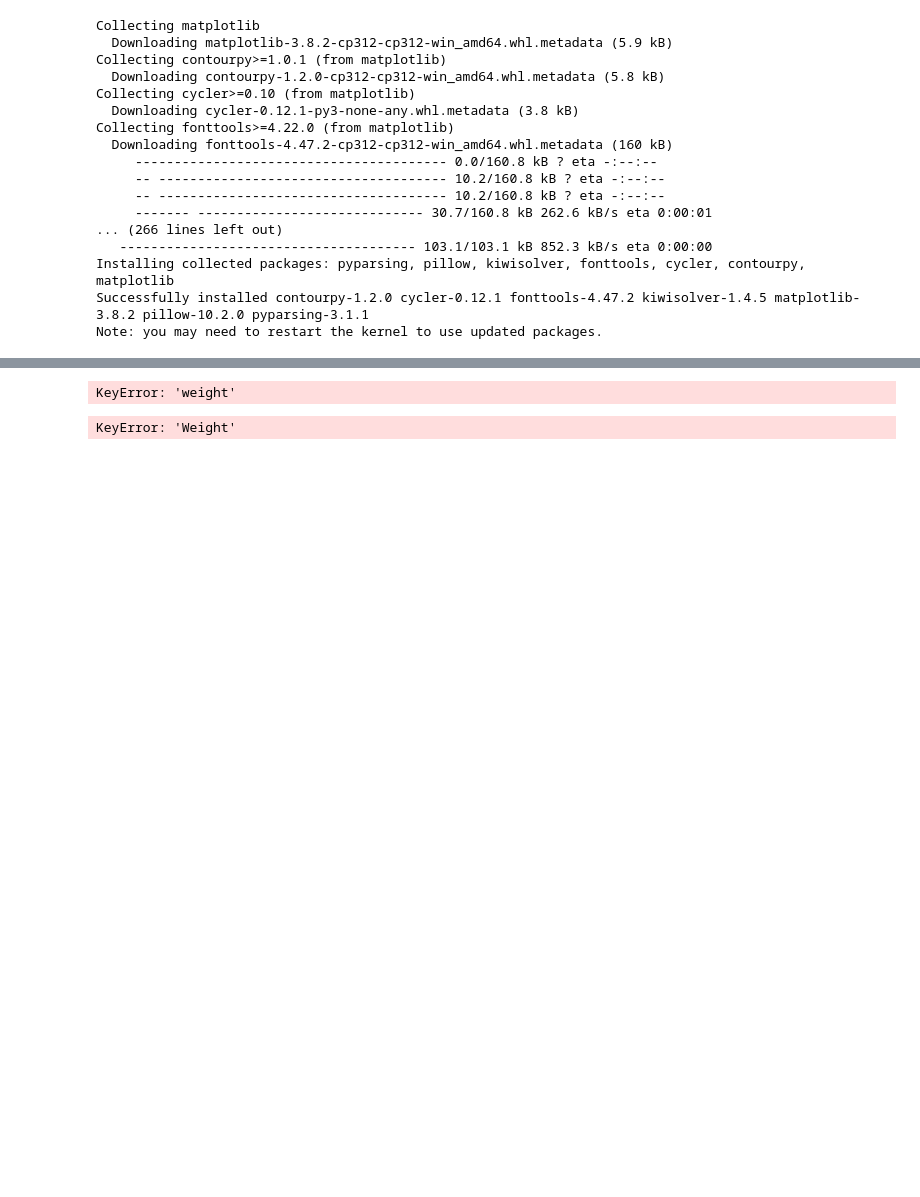
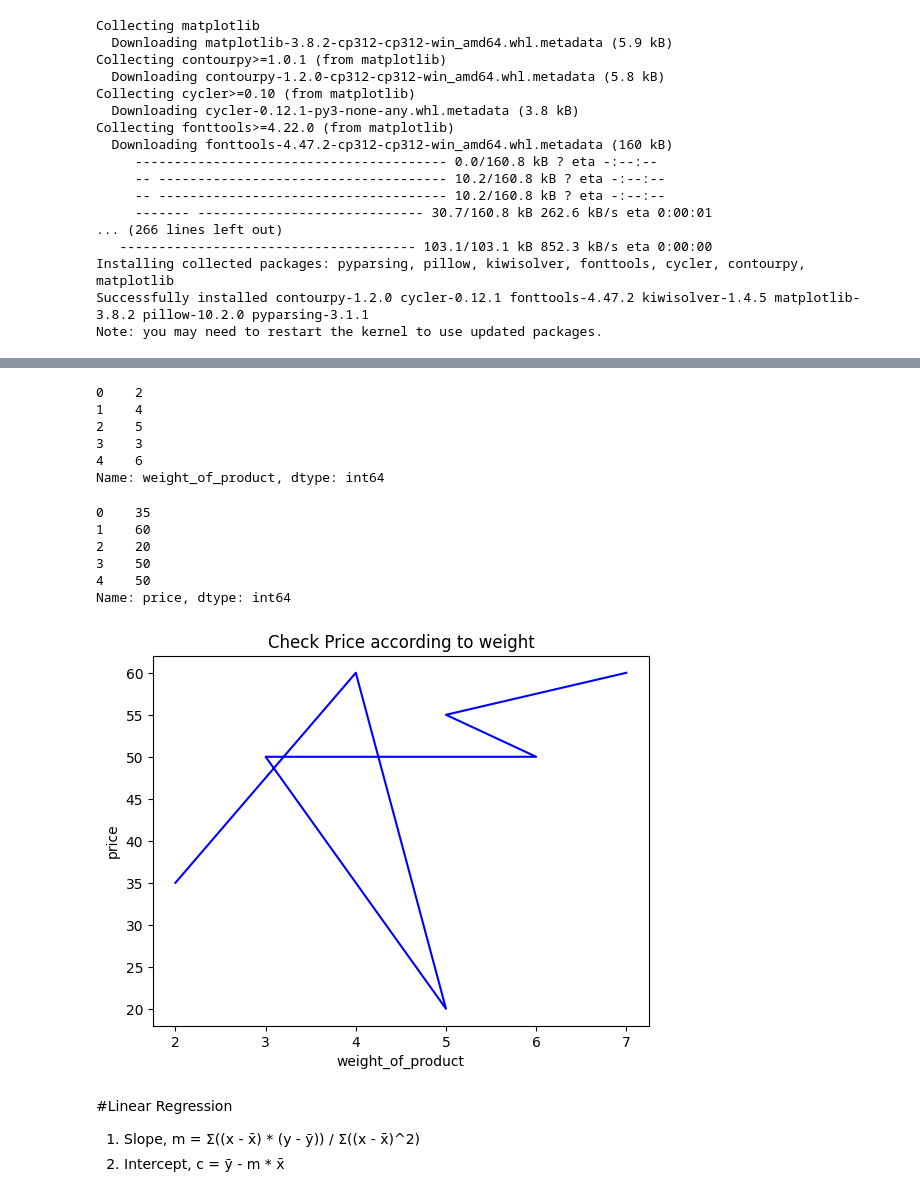
Before and after one commit to sadikasharmin/Data-Science-with-Python, a Jupyter notebook: linear Regression/assignment-4.ipynb, the cells around one changed output, grey strips where cells are left out. Cells and saved outputs as stored; diff of their text form; code cells hidden in the pictures; blank space fills up the shorter version.

```diff
--- a/linear Regression/assignment-4.ipynb
+++ b/linear Regression/assignment-4.ipynb
@@ -64,19 +64,33 @@ dtypes: int64(2)
 memory usage: 244.0 bytes
 # %%
 df.isnull()
-# %%
-df['weight']
-# %% [output]
-KeyError: 'weight'
+# %%
+df['weight_of_product'].head()
+# %% [output]
+0    2
+1    4
+2    5
+3    3
+4    6
+Name: weight_of_product, dtype: int64
+# %%
+df['price'].head()
+# %% [output]
+0    35
+1    60
+2    20
+3    50
+4    50
+Name: price, dtype: int64
 # %%
 # import matplotlib.pyplot as plt
 from matplotlib import pyplot as plt
 
 
-plt.plot(df['Weight'], df['Price'], color='blue')
-plt.xlabel('Weight')
-plt.ylabel('Price')
+plt.plot(df['weight_of_product'], df['price'], color='blue')
+plt.xlabel('weight_of_product')
+plt.ylabel('price')
 plt.title('Check Price according to weight')
 plt.show()
 # %% [output]
-KeyError: 'Weight'
+[figure, added]
@@ -82,0 +101,4 @@ KeyError: 'Weight'
+# %% [markdown]
+#Linear Regression
+1. Slope, m = Σ((x - x̄) * (y - ȳ)) / Σ((x - x̄)^2)
+2. Intercept, c = ȳ - m * x̄
```
Also changed, not shown: parts of 5 cells of this notebook, 1 other file.
